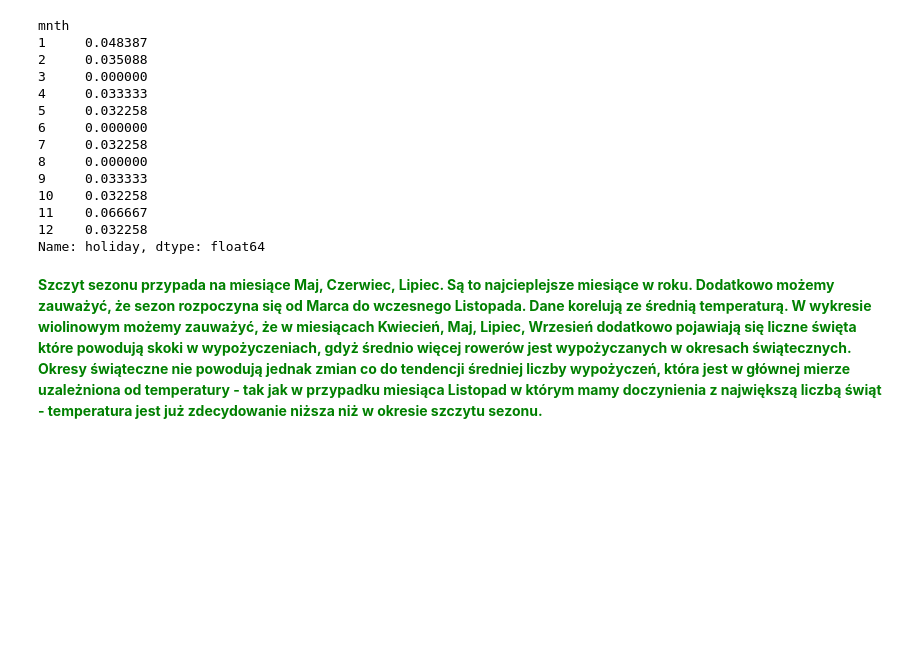
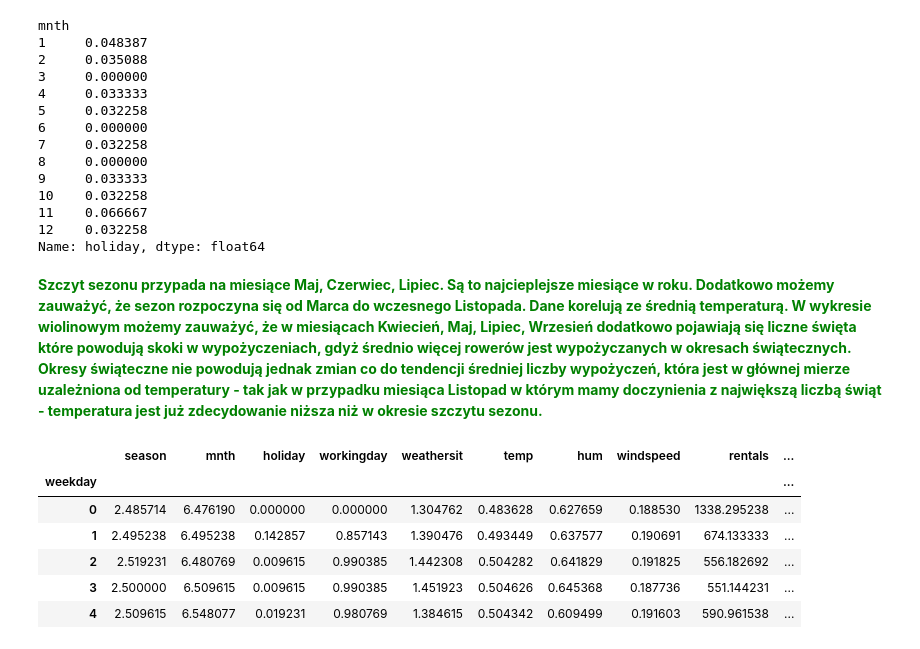
Before and after one commit to kanies89/Analysis-of-datastructure, a Jupyter notebook: Kodilla - Module 13.4 Task 1.ipynb, the cells around one changed output. Drawn from its saved outputs; the diff is of its cells as text; code cells hidden in the pictures; blank space fills up the shorter version.

```diff
--- a/Kodilla - Module 13.4 Task 1.ipynb
+++ b/Kodilla - Module 13.4 Task 1.ipynb
@@ -274,3 +274,14 @@ mnth
 Name: holiday, dtype: float64
 # %% [markdown]
 <font color='green'><b>Szczyt sezonu przypada na miesiące Maj, Czerwiec, Lipiec. Są to najcieplejsze miesiące w roku. Dodatkowo możemy zauważyć, że sezon rozpoczyna się od Marca do wczesnego Listopada. Dane korelują ze średnią temperaturą. W wykresie wiolinowym możemy zauważyć, że w miesiącach Kwiecień, Maj, Lipiec, Wrzesień dodatkowo pojawiają się liczne święta które powodują skoki w wypożyczeniach, gdyż średnio więcej rowerów jest wypożyczanych w okresach świątecznych. Okresy świąteczne nie powodują jednak zmian co do tendencji średniej liczby wypożyczeń, która jest w głównej mierze uzależniona od temperatury - tak jak w przypadku miesiąca Listopad w którym mamy doczynienia z największą liczbą świąt - temperatura jest już zdecydowanie niższa niż w okresie szczytu sezonu.</font></b>
+# %%
+weekday = bike_data.groupby('weekday').mean()
+weekday.head()
+# %% [output]
+|  | season | mnth | holiday | workingday | weathersit | temp | hum | windspeed | rentals | ... |
+| weekday |  |  |  |  |  |  |  |  |  | ... |
+| 0 | 2.485714 | 6.476190 | 0.000000 | 0.000000 | 1.304762 | 0.483628 | 0.627659 | 0.188530 | 1338.295238 | ... |
+| 1 | 2.495238 | 6.495238 | 0.142857 | 0.857143 | 1.390476 | 0.493449 | 0.637577 | 0.190691 | 674.133333 | ... |
+| 2 | 2.519231 | 6.480769 | 0.009615 | 0.990385 | 1.442308 | 0.504282 | 0.641829 | 0.191825 | 556.182692 | ... |
+| 3 | 2.500000 | 6.509615 | 0.009615 | 0.990385 | 1.451923 | 0.504626 | 0.645368 | 0.187736 | 551.144231 | ... |
+| 4 | 2.509615 | 6.548077 | 0.019231 | 0.980769 | 1.384615 | 0.504342 | 0.609499 | 0.191603 | 590.961538 | ... |
```
Also changed, not shown: parts of 4 cells of this notebook.
